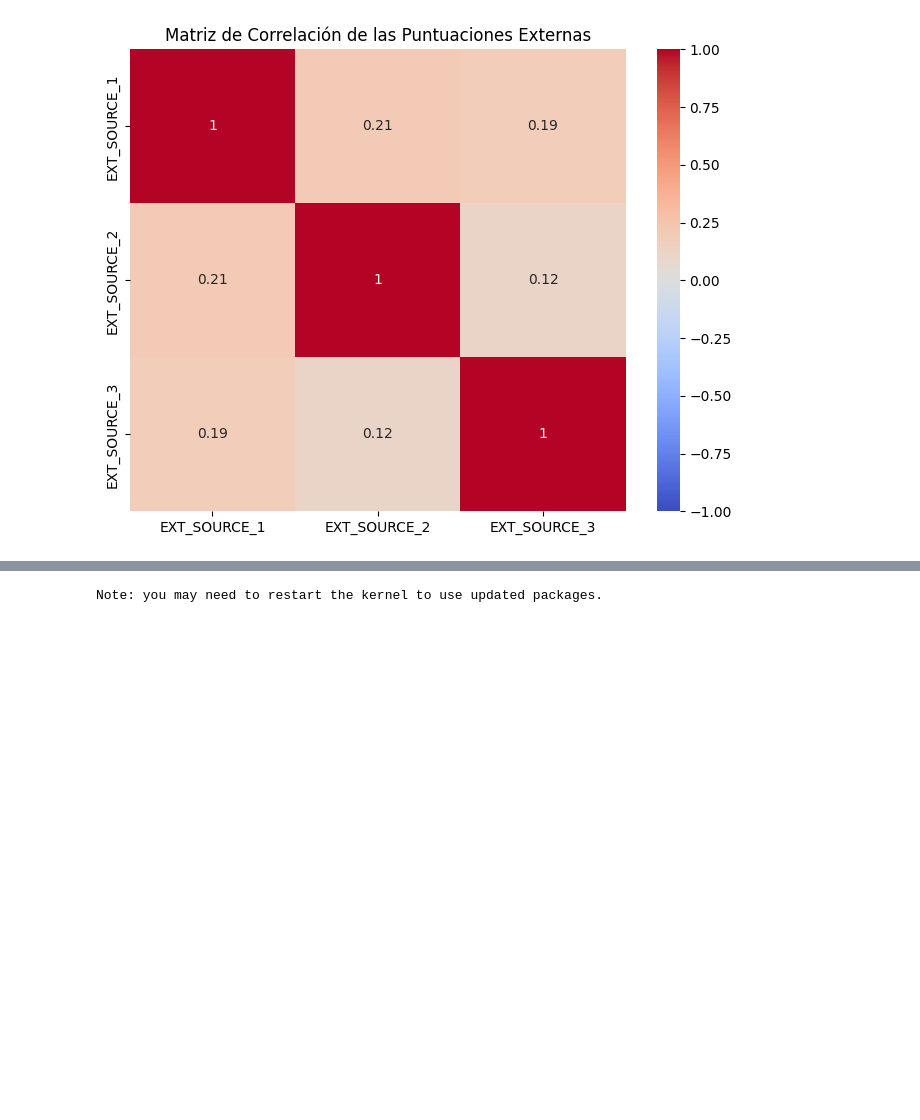
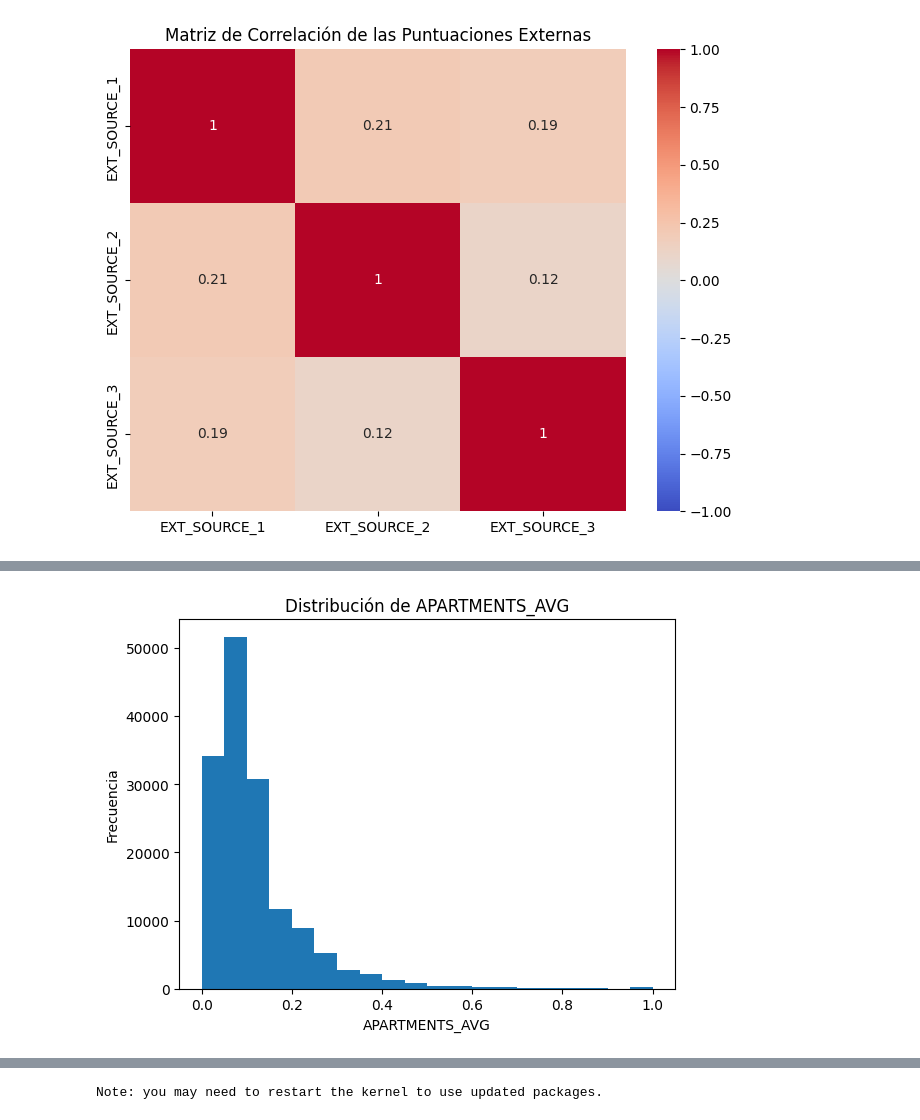
Before and after one commit to davidsosaolea/Home_Credit_Default_Risk, a Jupyter notebook: EDA_Home_Credit_Default_Risk.ipynb, the cells around one changed output, grey strips where cells are left out. Cells and saved outputs as stored; diff of their text form; code cells hidden in the pictures; blank space fills up the shorter version.

```diff
--- a/EDA_Home_Credit_Default_Risk.ipynb
+++ b/EDA_Home_Credit_Default_Risk.ipynb
@@ -603,0 +606,2 @@ plt.show()
+# %%
+viviendas_df = df[['APARTMENTS_AVG', 'BASEMENTAREA_AVG', 'YEARS_BEGINEXPLUATATION_AVG', 'YEARS_BUILD_AVG', 'COMMONAREA_AVG', 'ELEVATORS_AVG', 'ENTRANCES_AVG', 'FLOORSMAX_AVG', 'FLOORSMIN_AVG', 'LANDAREA_AVG', 'LIVINGAPARTMENTS_AVG', 'LIVINGAREA_AVG', 'NONLIVINGAPARTMENTS_AVG', 'NONLIVINGAREA_AVG']]
@@ -603,0 +620,9 @@ plt.show()
+# %%
+# Crear histograma para una característica específica (por ejemplo, APARTMENTS_AVG)
+plt.hist(viviendas_df['APARTMENTS_AVG'], bins=20)
+plt.xlabel('APARTMENTS_AVG')
+plt.ylabel('Frecuencia')
+plt.title('Distribución de APARTMENTS_AVG')
+plt.show()
+# %% [output]
+[figure, added]
```
Also changed, not shown: parts of 13 cells of this notebook, 1 other file.
